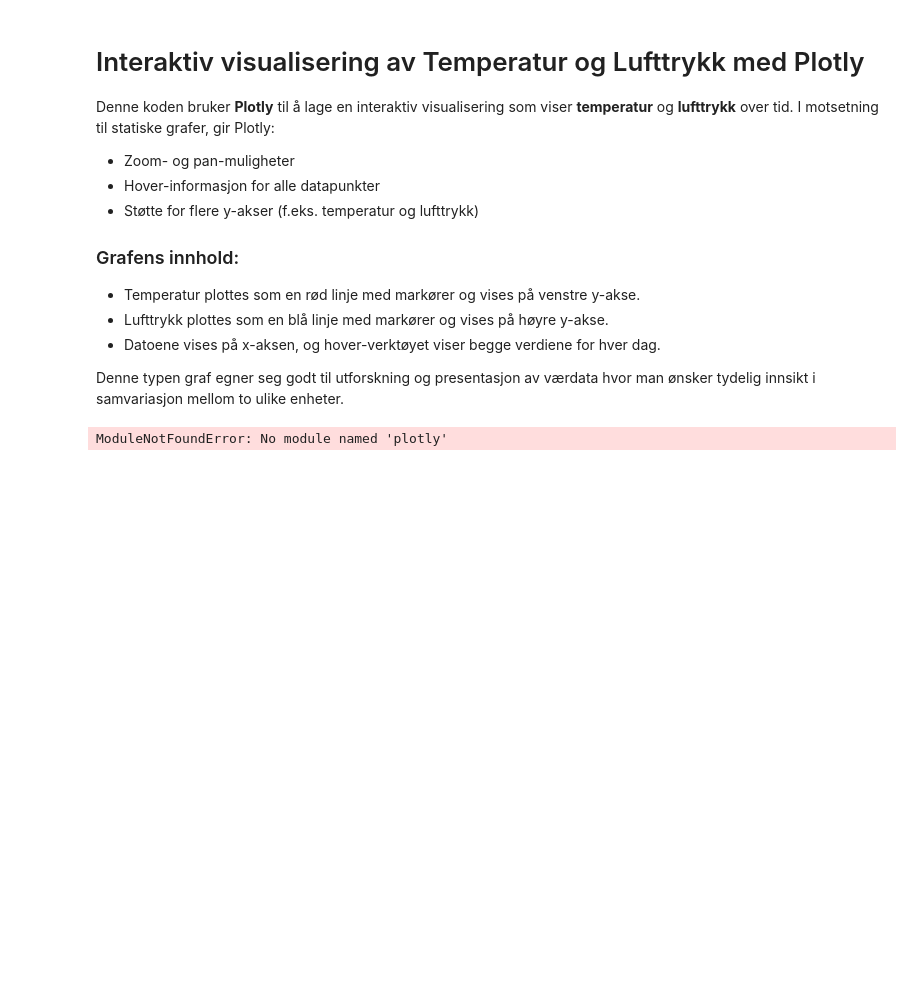
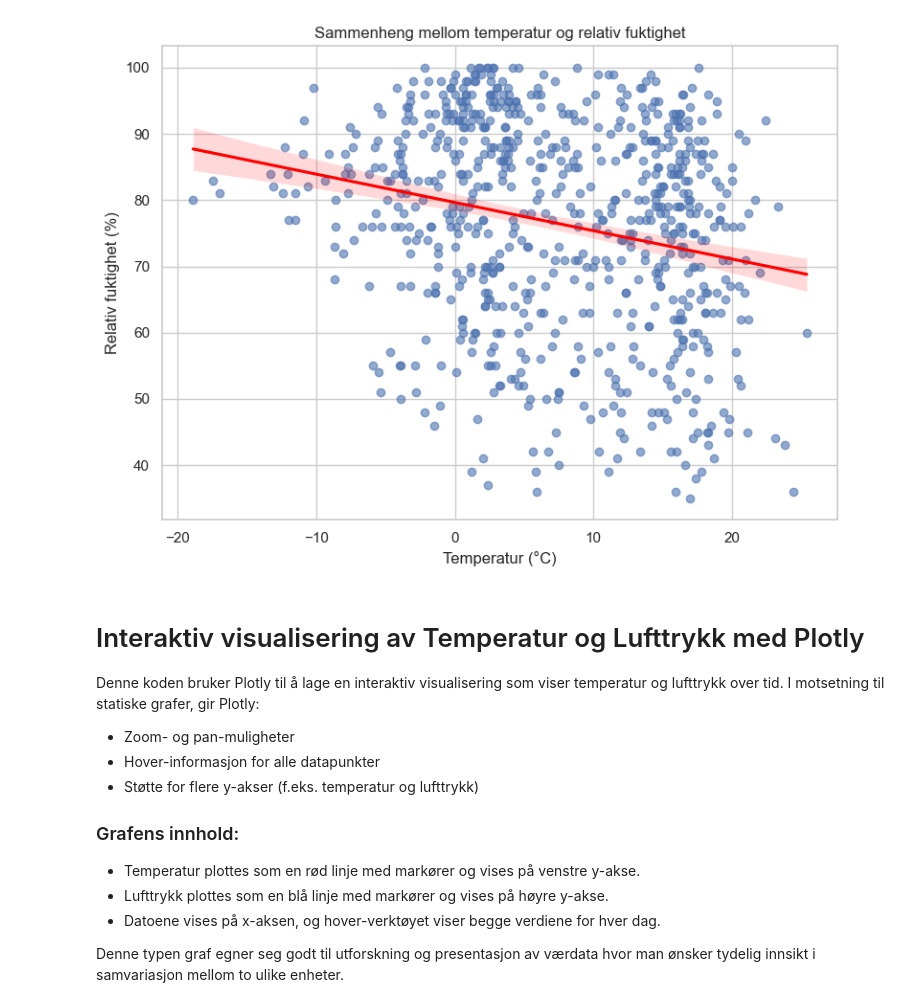
Before and after one commit to sarasok/Mappevurdering_anv_prog, a Jupyter notebook: tasks/oppg5.ipynb, the cells around one changed output. Drawn from its saved outputs; the diff is of its cells as text; code cells hidden in the pictures; blank space fills up the shorter version.

```diff
--- a/tasks/oppg5.ipynb
+++ b/tasks/oppg5.ipynb
@@ -135,7 +82,16 @@ plt.show()
+# %%
+# Oppretter et objekt med sti til datasettet
+plotter = VærDataPlotter("../data/R_Sammenslaaing_uten_feil.csv")
+
+# Kaller metoder for å lage grafer – velg det du vil se:
+plotter.tegn_temp_vs_fuktighet()
+# %% [output]
+[figure, added]
 # %% [markdown]
+
 # Interaktiv visualisering av Temperatur og Lufttrykk med Plotly
 
-Denne koden bruker **Plotly** til å lage en interaktiv visualisering som viser **temperatur** og **lufttrykk** over tid. I motsetning til statiske grafer, gir Plotly:
+Denne koden bruker Plotly til å lage en interaktiv visualisering som viser temperatur og lufttrykk over tid. I motsetning til statiske grafer, gir Plotly:
 
 - Zoom- og pan-muligheter
 - Hover-informasjon for alle datapunkter
@@ -148,50 +104,3 @@ Denne koden bruker **Plotly** til å lage en interaktiv visualisering som viser
 - Datoene vises på x-aksen, og hover-verktøyet viser begge verdiene for hver dag.
 
 Denne typen graf egner seg godt til utforskning og presentasjon av værdata hvor man ønsker tydelig innsikt i samvariasjon mellom to ulike enheter.
-# %%
-import plotly.graph_objects as go
-import pandas as pd
-
-# Leser inn CSV-filen og konverterer 'Dato' kolonnen til datetime-format
-df = pd.read_csv("..data/R_Sammenslaaing_gjsnitt.csv")
-df['Dato'] = pd.to_datetime(df['Dato'])
-
-# Lager en tom figur
-fig = go.Figure()
-
-# Legger til temperatur som en rød linje med markører
-fig.add_trace(go.Scatter(
-    x=df['Dato'], y=df['Temperatur (°C)'],
-    mode='lines+markers',
-    name='Temperatur (°C)',
-    line=dict(color='red')
-))
-
-# Legger til lufttrykk som en blå linje med markører
-fig.add_trace(go.Scatter(
-    x=df['Dato'], y=df['Lufttrykk (hPa)'],
-    mode='lines+markers',
-    name='Lufttrykk (hPa)',
-    line=dict(color='blue'),
-    yaxis="y2" #Forteller plotly at denne skal bruke høyre y-akse
-))
-
-# Oppretter layout med tittel, akser og hover-funksjonalitet
-fig.update_layout(
-    title="Interaktiv graf: Temperatur og Lufttrykk over tid",
-    xaxis=dict(title="Dato"),
-    yaxis=dict(title="Temperatur (°C)", titlefont=dict(color="red"), tickfont=dict(color="red")),
-    yaxis2=dict(
-        title="Lufttrykk (hPa)",
-        titlefont=dict(color="blue"),
-        tickfont=dict(color="blue"),
-        overlaying="y",
-        side="right"
-    ),
-    legend=dict(x=0.01, y=0.99), # Plassering av forklaring
-    hovermode="x unified" # Hovermode gjør at tooltip viser begge verdier samtidig ved samme x-verdi
-)
-
-fig.show()
-# %% [output]
-ModuleNotFoundError: No module named 'plotly'
```
Also changed, not shown: parts of 20 cells of this notebook, 5 other files.
